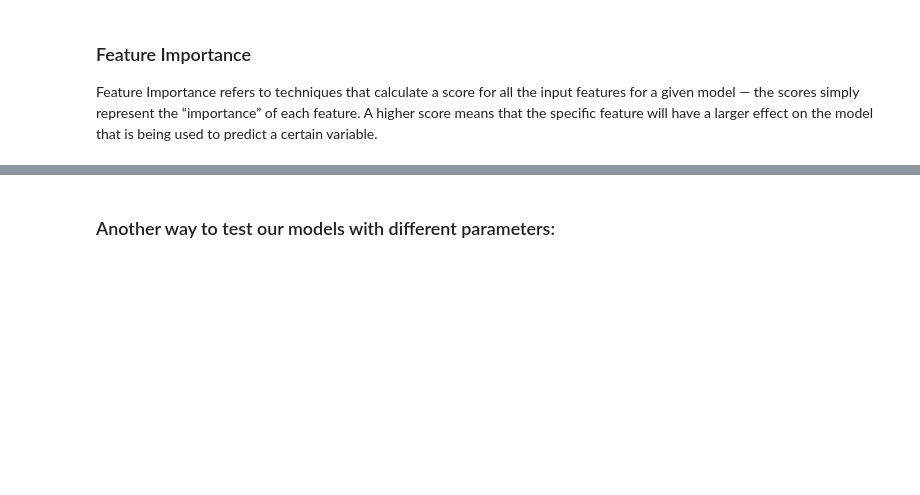
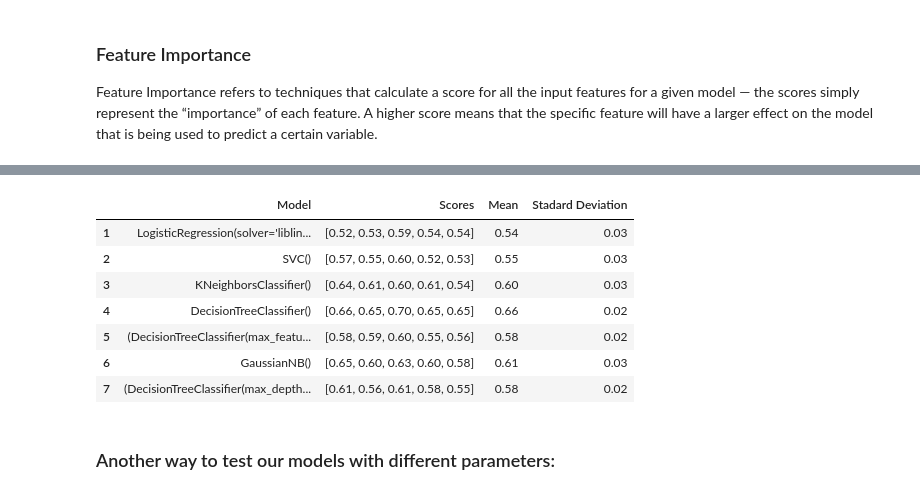
Before and after one commit to IgnacioGB1990/ML_Superv_Class_Binary, a Jupyter notebook: src/start.ipynb, the cells around one changed output, grey strips where cells are left out. Saved outputs shown, nothing was run; the diff lists cells and outputs as text; code cells hidden in the pictures; blank space fills up the shorter version.

```diff
--- a/src/start.ipynb
+++ b/src/start.ipynb
@@ -325,3 +335,39 @@ Text(0.5, 0, 'Feature Importance')
+# %%
+
+
+model_cross_val =[]
+score_cross_val =[]
+mean_cross_val =[]
+std_cross_val =[]
+
+for model in model_pipeline:
+    scores = cross_val_score(model,X_train,y_train,scoring="neg_mean_squared_error",cv=5)
+    rmse_scores =np.sqrt(-scores)
+
+
+    model_cross_val.append(model)
+    score_cross_val.append([ '%.2f' % elem for elem in rmse_scores ])
+    mean_cross_val.append('%.2f' % rmse_scores.mean())
+    std_cross_val.append('%.2f' %  rmse_scores.std())
+
+# Create df with our results
+cross_val_df = pd.DataFrame({"Model":model_cross_val, "Scores":score_cross_val, "Mean":mean_cross_val,"Stadard Deviation":std_cross_val})
+
+# Sort values by highest accuracy value
+cross_val_df.sort_values(by=['Mean'],ascending=False)
+
+# Set index to start from 1 to n
+cross_val_df.index = np.arange(1,len(cross_val_df)+1)
+cross_val_df
+# %% [output]
+|  | Model | Scores | Mean | Stadard Deviation |
+| 1 | LogisticRegression(solver='liblin... | [0.52, 0.53, 0.59, 0.54, 0.54] | 0.54 | 0.03 |
+| 2 | SVC() | [0.57, 0.55, 0.60, 0.52, 0.53] | 0.55 | 0.03 |
+| 3 | KNeighborsClassifier() | [0.64, 0.61, 0.60, 0.61, 0.54] | 0.60 | 0.03 |
+| 4 | DecisionTreeClassifier() | [0.66, 0.65, 0.70, 0.65, 0.65] | 0.66 | 0.02 |
+| 5 | (DecisionTreeClassifier(max_featu... | [0.58, 0.59, 0.60, 0.55, 0.56] | 0.58 | 0.02 |
+| 6 | GaussianNB() | [0.65, 0.60, 0.63, 0.60, 0.58] | 0.61 | 0.03 |
+| 7 | (DecisionTreeClassifier(max_depth... | [0.61, 0.56, 0.61, 0.58, 0.55] | 0.58 | 0.02 |
 # %% [markdown]
 ### Another way to test our models with different parameters:
 # %%
```
Also changed, not shown: parts of 13 cells of this notebook.
